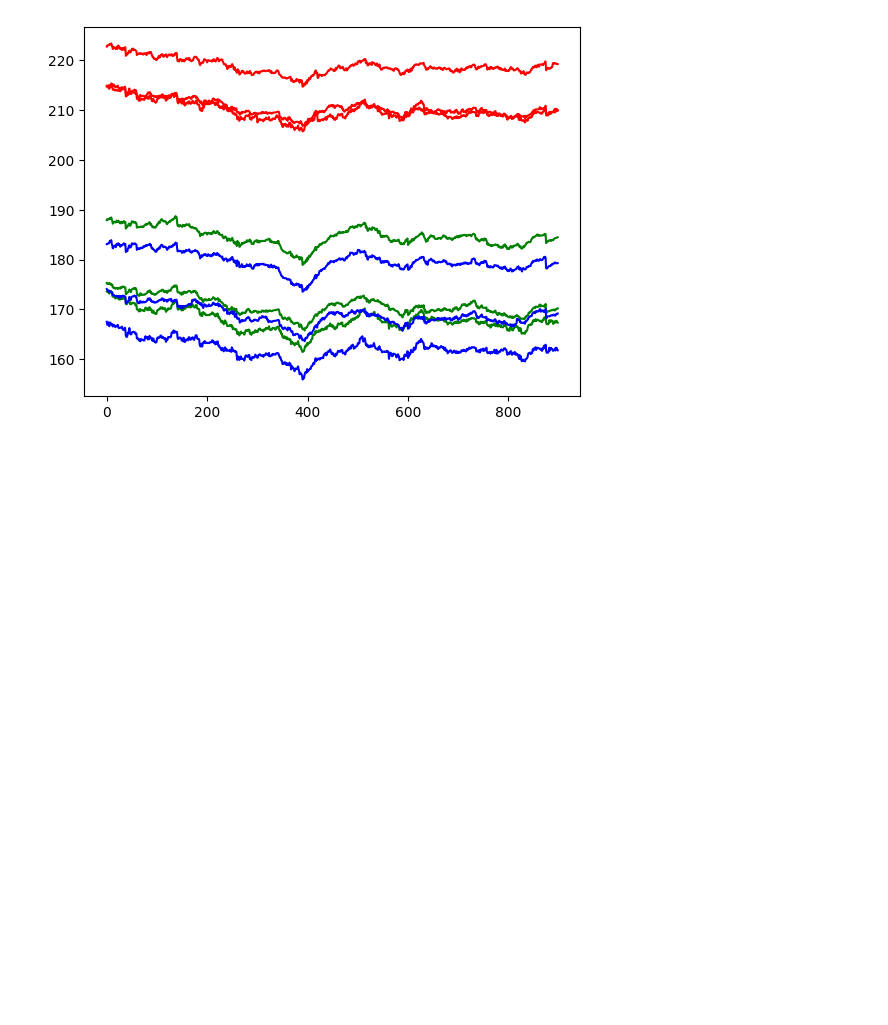
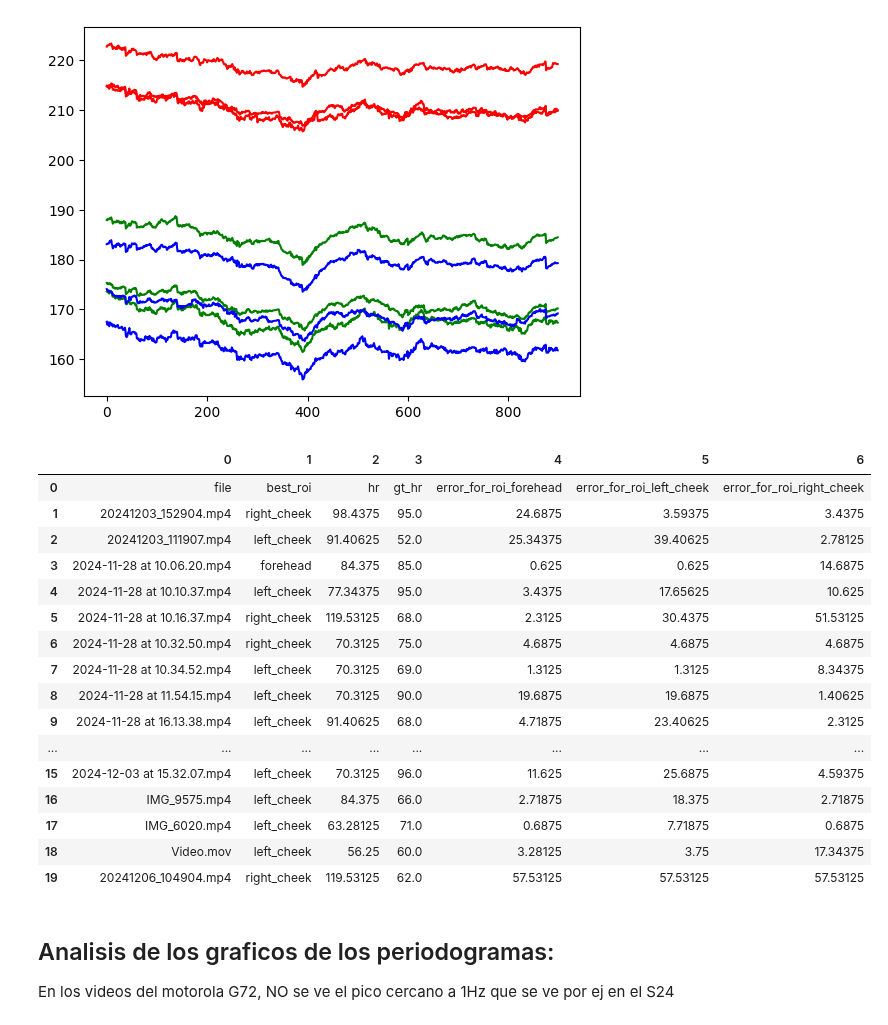
Before and after one commit to pedrwito/edge-rppg-health, a Jupyter notebook: test_notebook.ipynb, the cells around one changed output. Drawn from its saved outputs; the diff is of its cells as text; code cells hidden in the pictures; blank space fills up the shorter version.

```diff
--- a/test_notebook.ipynb
+++ b/test_notebook.ipynb
@@ -21,3 +22,27 @@ forehead =======================================================================
 left_cheek ========================================================================
 right_cheek ========================================================================
 [figure]
+# %%
+pd.read_csv("results_roi_hr.csv", header=None)
+# %% [output]
+|  | 0 | 1 | 2 | 3 | 4 | 5 | 6 |
+| 0 | file | best_roi | hr | gt_hr | error_for_roi_forehead | error_for_roi_left_cheek | error_for_roi_right_cheek |
+| 1 | 20241203_152904.mp4 | right_cheek | 98.4375 | 95.0 | 24.6875 | 3.59375 | 3.4375 |
+| 2 | 20241203_111907.mp4 | left_cheek | 91.40625 | 52.0 | 25.34375 | 39.40625 | 2.78125 |
+| 3 | 2024-11-28 at 10.06.20.mp4 | forehead | 84.375 | 85.0 | 0.625 | 0.625 | 14.6875 |
+| 4 | 2024-11-28 at 10.10.37.mp4 | left_cheek | 77.34375 | 95.0 | 3.4375 | 17.65625 | 10.625 |
+| 5 | 2024-11-28 at 10.16.37.mp4 | right_cheek | 119.53125 | 68.0 | 2.3125 | 30.4375 | 51.53125 |
+| 6 | 2024-11-28 at 10.32.50.mp4 | right_cheek | 70.3125 | 75.0 | 4.6875 | 4.6875 | 4.6875 |
+| 7 | 2024-11-28 at 10.34.52.mp4 | left_cheek | 70.3125 | 69.0 | 1.3125 | 1.3125 | 8.34375 |
+| 8 | 2024-11-28 at 11.54.15.mp4 | left_cheek | 70.3125 | 90.0 | 19.6875 | 19.6875 | 1.40625 |
+| 9 | 2024-11-28 at 16.13.38.mp4 | left_cheek | 91.40625 | 68.0 | 4.71875 | 23.40625 | 2.3125 |
+| ... | ... | ... | ... | ... | ... | ... | ... |
+| 15 | 2024-12-03 at 15.32.07.mp4 | left_cheek | 70.3125 | 96.0 | 11.625 | 25.6875 | 4.59375 |
+| 16 | IMG_9575.mp4 | left_cheek | 84.375 | 66.0 | 2.71875 | 18.375 | 2.71875 |
+| 17 | IMG_6020.mp4 | left_cheek | 63.28125 | 71.0 | 0.6875 | 7.71875 | 0.6875 |
+| 18 | Video.mov | left_cheek | 56.25 | 60.0 | 3.28125 | 3.75 | 17.34375 |
+| 19 | 20241206_104904.mp4 | right_cheek | 119.53125 | 62.0 | 57.53125 | 57.53125 | 57.53125 |
+# %% [markdown]
+## Analisis de los graficos de los periodogramas:
+
+En los videos del motorola G72, NO se ve el pico cercano a 1Hz que se ve por ej en el S24
```
Also changed, not shown: parts of 1 cell of this notebook, 8 other files.
